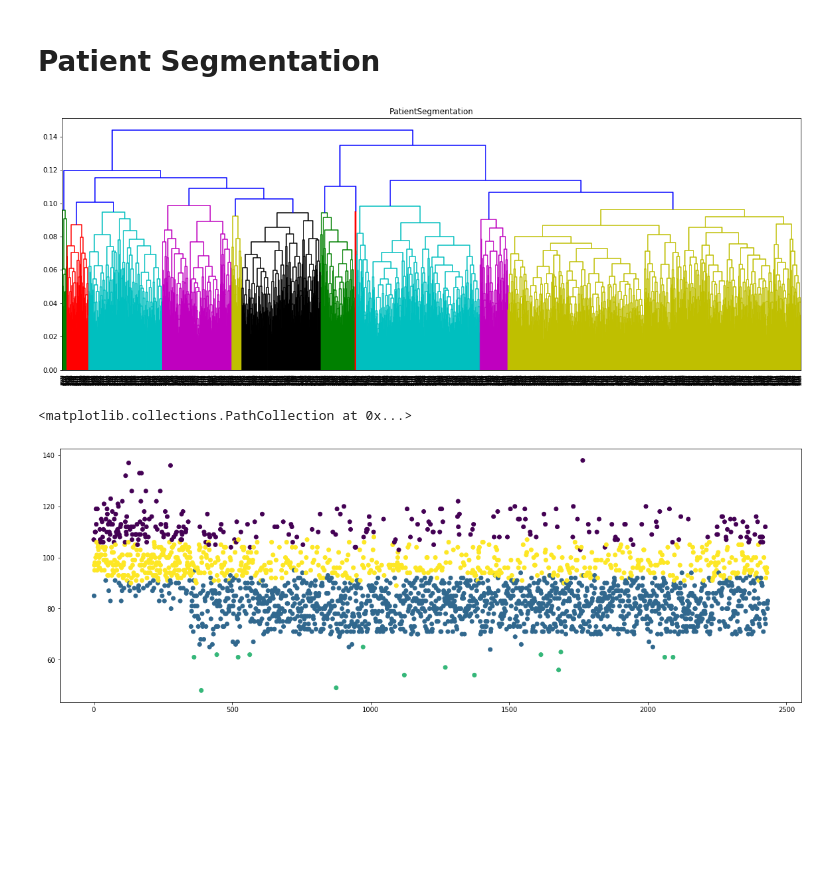
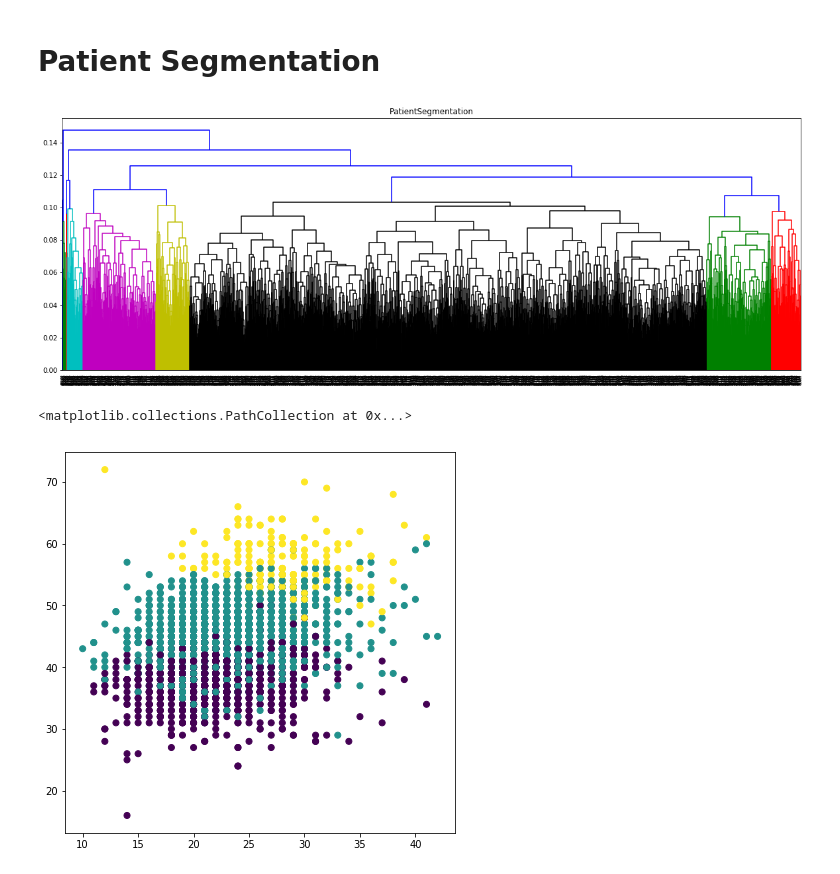
Before and after one commit to wasehahmad/PANSS-Trial-Analysis, a Jupyter notebook: panss_analysis_notebook.ipynb, the cells around one changed output. Cells and saved outputs as stored; diff of their text form; code cells hidden in the pictures; blank space fills up the shorter version.

```diff
--- a/panss_analysis_notebook.ipynb
+++ b/panss_analysis_notebook.ipynb
@@ -105,7 +105,7 @@ Warnings:
 # %% [markdown]
 # Patient Segmentation
 # %%
-firstVisits = sortedDF.groupby('PatientID').first().drop(['index','const','Study','TxGroup','SiteID','RaterID','AssessmentiD','LeadStatus','Country','VisitDay','PANSS_Total_diff','Ps','Gs','Ns'],axis = 1)
+firstVisits = sortedDF.groupby('PatientID').first().drop(['index','const','Study','TxGroup','SiteID','RaterID','AssessmentiD','LeadStatus','Country','VisitDay','PANSS_Total_diff'],axis = 1)
 # firstVisits['Country'] = pd.factorize(firstVisits['Country'])[0]
 
 data_scaled = normalize(firstVisits,axis=0)
@@ -121,16 +121,16 @@ plt.title("PatientSegmentation")
 plt.axhline(y=0.3, color='r', linestyle='--')
 plt.show()
 # %% [output]
-[figure, old version]
+[figure, new version]
 # %%
-cluster = AgglomerativeClustering(n_clusters=4, affinity='euclidean', linkage='complete')
+cluster = AgglomerativeClustering(n_clusters=3, affinity='euclidean', linkage='complete')
 clusters = cluster.fit_predict(firstVisits)
 firstVisits['Segment'] = clusters
-plt.figure(figsize=(20, 7))
+plt.figure(figsize=(7, 7))
 # for seg in range(4):
 #     (firstVisits.loc[firstVisits['Segment'] == seg].boxplot(column=['Ps'],by=['Segment']))
-plt.scatter(range(len(data_scaled['PANSS_Total'])), firstVisits['PANSS_Total'], c=cluster.labels_)
+plt.scatter(firstVisits['Ns'], firstVisits['Gs'], c=cluster.labels_)
 # data_scaled
 # %% [output]
 <matplotlib.collections.PathCollection at 0x...>
-[figure, old version]
+[figure, new version]
```
Also changed, not shown: parts of 2 cells of this notebook.
